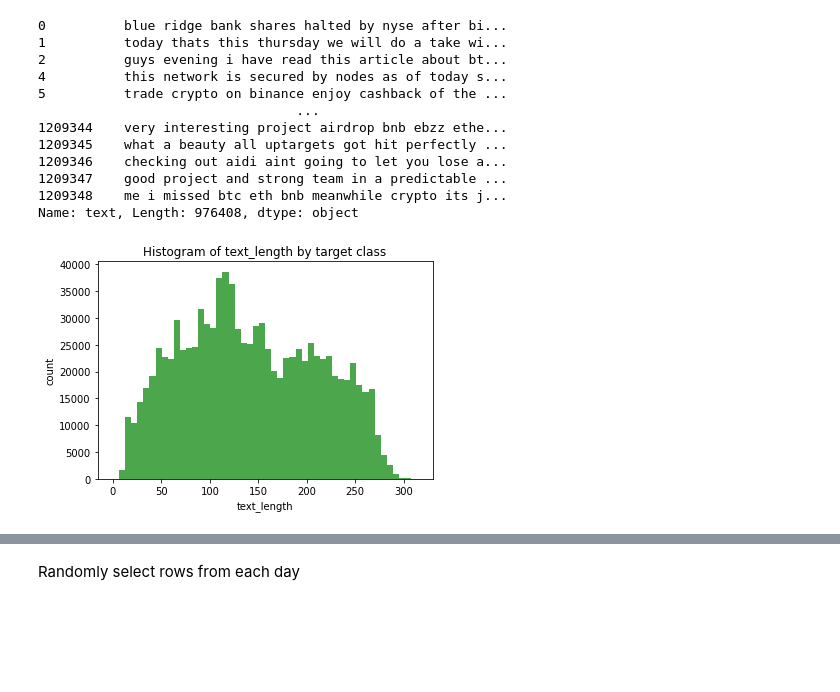
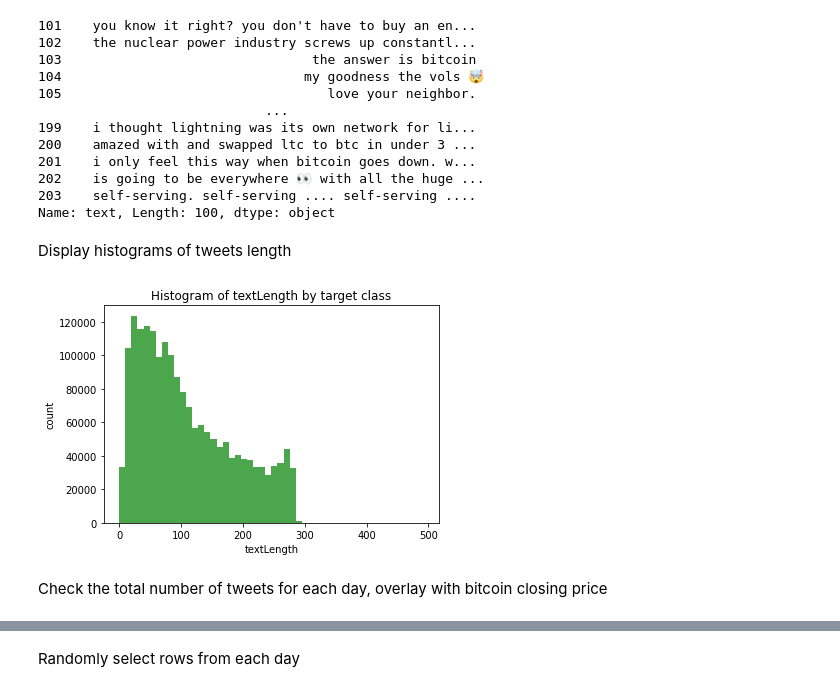
Before and after one commit to superzzp/Bitcoin-Price-Fluctuation-Twitter-Sentiment-Analysis, a Jupyter notebook: notebooks/1.0-zzp-bitcoin-tweets-analysis.ipynb, the cells around one changed output, grey strips where cells are left out. Saved outputs shown, nothing was run; the diff lists cells and outputs as text; code cells hidden in the pictures; blank space fills up the shorter version.

```diff
--- a/notebooks/1.0-zzp-bitcoin-tweets-analysis.ipynb
+++ b/notebooks/1.0-zzp-bitcoin-tweets-analysis.ipynb
@@ -55,6 +109,7 @@ data['text'] = data['text'].apply(lambda x: x.lower()) #transform text to lowerc
 # %%
-#dropping the tweets from users with no followers, friends or favourites
-data = data[~((data["user_followers"] == 0) | (data["user_friends"] == 0) | (data["user_favourites"] <= 1))]
+#dropping the tweets from users with no followers, friends and favourites
+print('before dropping invalid users:' , data.shape)
+data = data[~((data["userFollowerCount"] == 0) & (data["userFavCount"] == 0) & (data["userFriendCount"] == 0))]
 #data = data.drop(data[(data["user_followers"] == 0) | (data["user_friends"] == 0) | (data["user_favourites"] == 0)].index)
-data.shape
+print('after dropping invalid users:', data.shape)
 # %% [output]
@@ -85,50 +154,56 @@ data.shape
 # %%
-#Remove urls, emojis, mention,smileys.
-#p.set_options(p.OPT.URL, p.OPT.EMOJI)
+#Remove urls, mentions, hashtags, empty lines, spaces, reserved words (RT, FAV)
+#keep emojis, smileys, numbers
 
-#p.set_options(p.OPT.NUMBER)
-#Remove urls, emojis, mention,smileys, hashtags, empty lines? space?
+data.text[39999]
+
+p.set_options(p.OPT.URL, p.OPT.MENTION, p.OPT.HASHTAG, p.OPT.RESERVED)
 data['text'] = data['text'].apply(lambda x: p.clean(x))
 # %%
 #Check the header of formated text
-data.text
+data.text[100:200]
 # %% [output]
-0          blue ridge bank shares halted by nyse after bi...
-1          today thats this thursday we will do a take wi...
-2          guys evening i have read this article about bt...
-4          this network is secured by nodes as of today s...
-5          trade crypto on binance enjoy cashback of the ...
-                                 ...
-1209344    very interesting project airdrop bnb ebzz ethe...
-1209345    what a beauty all uptargets got hit perfectly ...
-1209346    checking out aidi aint going to let you lose a...
-1209347    good project and strong team in a predictable ...
-1209348    me i missed btc eth bnb meanwhile crypto its j...
-Name: text, Length: 976408, dtype: object
+101    you know it right? you don't have to buy an en...
+102    the nuclear power industry screws up constantl...
+103                                the answer is bitcoin
+104                               my goodness the vols 🤯
+105                                  love your neighbor.
+                             ...
+199    i thought lightning was its own network for li...
+200    amazed with and swapped ltc to btc in under 3 ...
+201    i only feel this way when bitcoin goes down. w...
+202    is going to be everywhere 👀 with all the huge ...
+203    self-serving. self-serving .... self-serving ....
+Name: text, Length: 100, dtype: object
 # %%
 #remove special characters
-data['text'] = data['text'].apply(lambda x: re.sub('[^a-zA-z0-9\s]', '', x))
+#data['text'] = data['text'].apply(lambda x: re.sub('[^a-zA-z0-9\s]', '', x))
 # %%
 #remove extra space between words
 #data['text'] = data['text'].apply(lambda x: re.sub(' +', ' ', x))
+# %%
+#save the length of each tweets to df
+data['textLength'] = data['text'].str.len()
+# %% [markdown]
+Display histograms of tweets length
 # %%
-#get display histograms of length of cleaned tweets
-data['text_length'] = data['text'].str.len()
+#display histograms of tweets length
+#cols = ["user_followers", "user_friends", "user_favourites"]
 
-cols = ["user_followers", "user_friends", "user_favourites"]
-
-    #for col in cols:
-col = "text_length"
+#for col in cols:
+col = "textLength"
 #btcdata = btcdata.astype({"user_friends": "float64"}) #Conv datatype of df3, user_followers Col from object to int64
 #pos_series = btcdata[col].tolist()
 #neg_series = negative_examples[col].tolist()
 plt.hist(data[col], 50, facecolor='g', alpha=0.7)
 #plt.hist(neg_series, 50, facecolor='r', alpha=0.7, label="0")
 #plt.legend(prop={"size": 10})
 plt.xlabel(col)
 plt.ylabel("count")
 plt.ticklabel_format(style='plain')
 plt.title("Histogram of " + col + " by target class")
 plt.show()
 # %% [output]
-[figure, old version]
+[figure, new version]
+# %% [markdown]
+Check the total number of tweets for each day, overlay with bitcoin closing price
```
Also changed, not shown: parts of 15 cells of this notebook, 9 other files.
